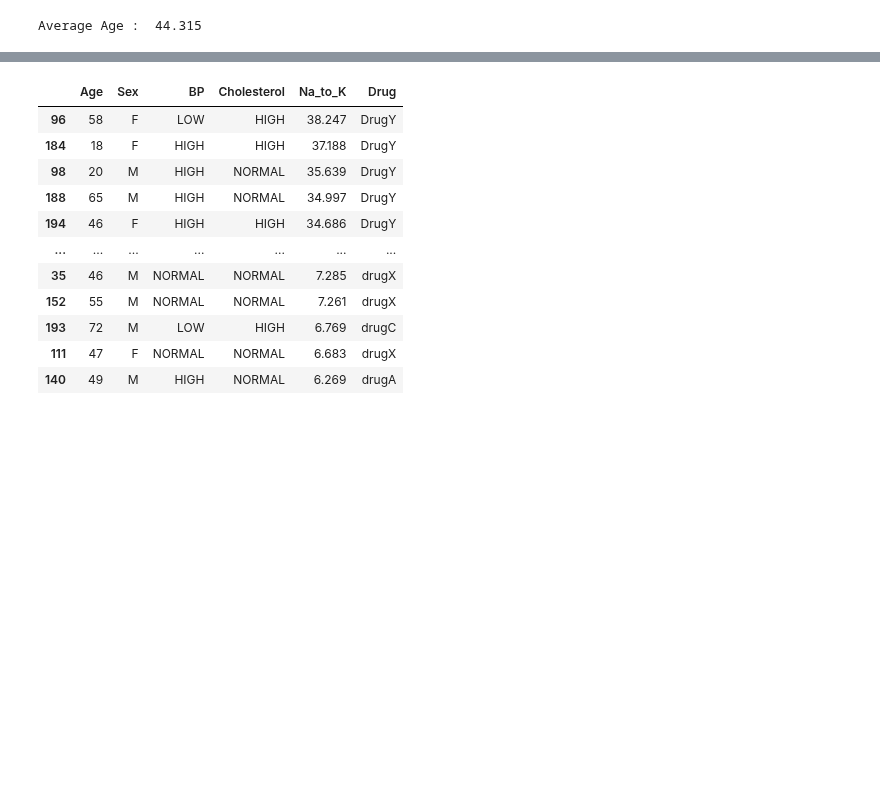
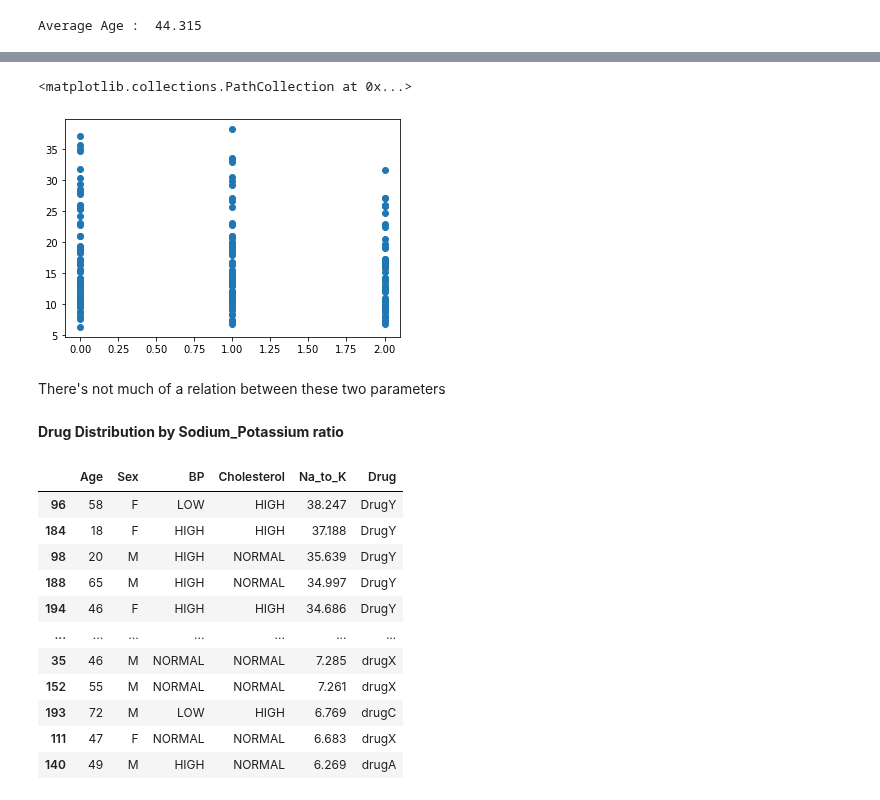
Before and after one commit to Suyashiitr/kaggle, a Jupyter notebook: drug-classification.ipynb, the cells around one changed output, grey strips where cells are left out. Drawn from its saved outputs; the diff is of its cells as text; code cells hidden in the pictures; blank space fills up the shorter version.

```diff
--- a/drug-classification.ipynb
+++ b/drug-classification.ipynb
@@ -142,3 +238,12 @@ Average Age :  44.315
+# %%
+plt.scatter(x=sod_bp['BP'], y = sod_bp['Na_to_K'])
+# %% [output]
+<matplotlib.collections.PathCollection at 0x...>
+[figure, added]
+# %% [markdown]
+There's not much of a relation between these two parameters
+# %% [markdown]
+**Drug Distribution by Sodium_Potassium ratio**
 # %%
 sod_pot = drug.sort_values(by = 'Na_to_K', ascending = False)
 sod_pot
```
Also changed, not shown: parts of 29 cells of this notebook.
